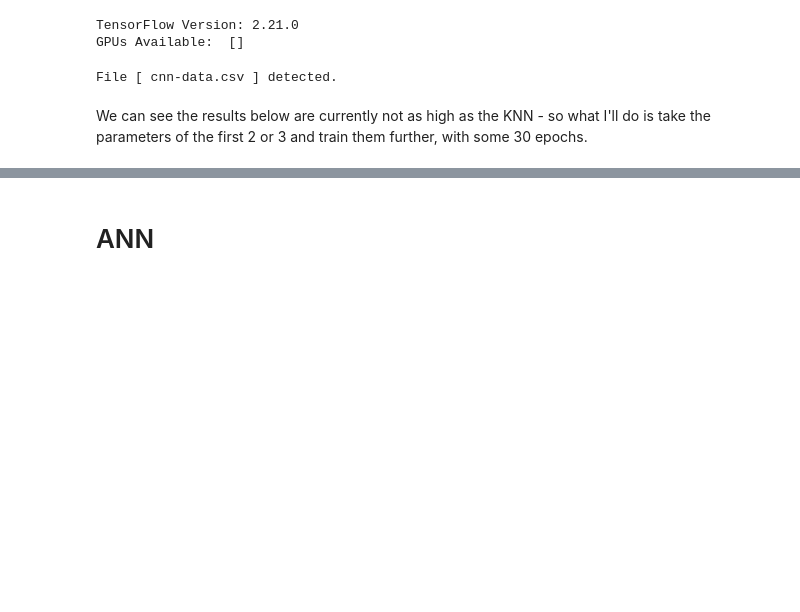
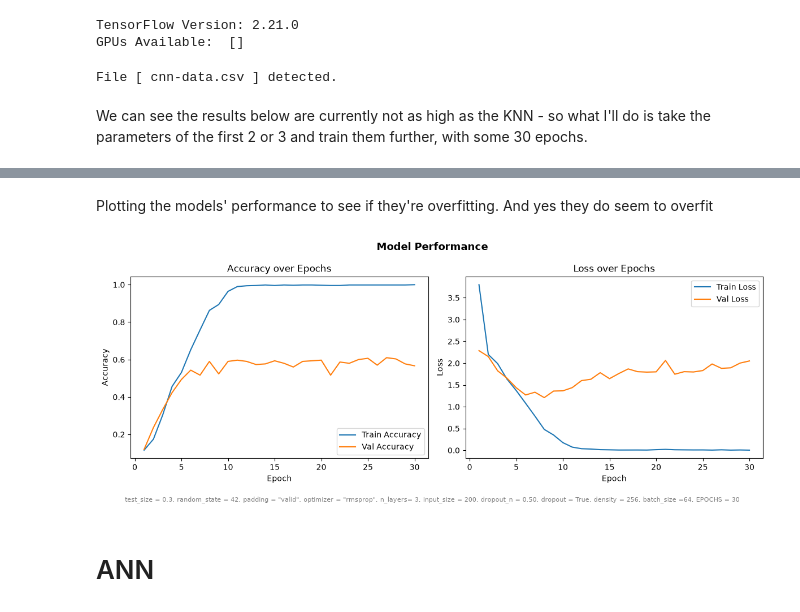
Before and after one commit to etiank/Jupyter-ML, a Jupyter notebook: main.ipynb, the cells around one changed output, grey strips where cells are left out. Drawn from its saved outputs; the diff is of its cells as text; code cells hidden in the pictures; blank space fills up the shorter version.

Commit message:
Analyzed 5 configurations more closely to understand they are all mid

```diff
--- a/main.ipynb
+++ b/main.ipynb
@@ -911,2 +927,42 @@ KeyboardInterrupt:
+# %% [markdown]
+Plotting the models' performance to see if they're overfitting. And yes they do seem to overfit
+# %%
+import matplotlib.pyplot as plt
+
+epochs_range = range(1, len(history.history['accuracy']) + 1)
+
+config_str = (
+    "test_size = 0.3, random_state = 42, padding = \"valid\", optimizer = \"rmsprop\", "
+     "n_layers= 3, input_size = 200, dropout_n = 0.50, "
+     "dropout = True, density = 256, batch_size =64, EPOCHS = 30"
+)
+
+fig, axes = plt.subplots(1, 2, figsize=(12, 4.5))
+
+axes[0].plot(epochs_range, history.history['accuracy'], label='Train Accuracy')
+axes[0].plot(epochs_range, history.history['val_accuracy'], label='Val Accuracy')
+axes[0].set_xlabel('Epoch')
+axes[0].set_ylabel('Accuracy')
+axes[0].legend()
+axes[0].set_title('Accuracy over Epochs')
+
+axes[1].plot(epochs_range, history.history['loss'], label='Train Loss')
+axes[1].plot(epochs_range, history.history['val_loss'], label='Val Loss')
+axes[1].set_xlabel('Epoch')
+axes[1].set_ylabel('Loss')
+axes[1].legend()
+axes[1].set_title('Loss over Epochs')
+
+# main title
+fig.suptitle('Model Performance', fontsize=13, fontweight='bold')
+
+# config caption underneath, small and unobtrusive
+fig.text(0.5, -0.02, config_str, ha='center', va='top', fontsize=8, color='gray', wrap=True)
+
+plt.tight_layout()
+plt.savefig("cnn-model-5.png", bbox_inches='tight', dpi=150)  # bbox_inches='tight' keeps the caption from getting cut off
+plt.show()
+# %% [output]
+[figure, added]
 # %% [markdown]
 # ANN
```
Also changed, not shown: parts of 6 cells of this notebook, 5 other files.
